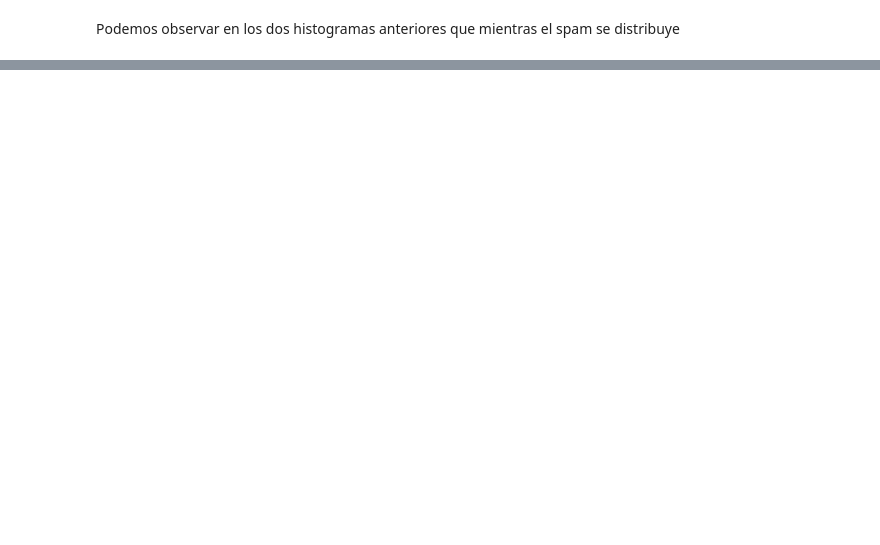
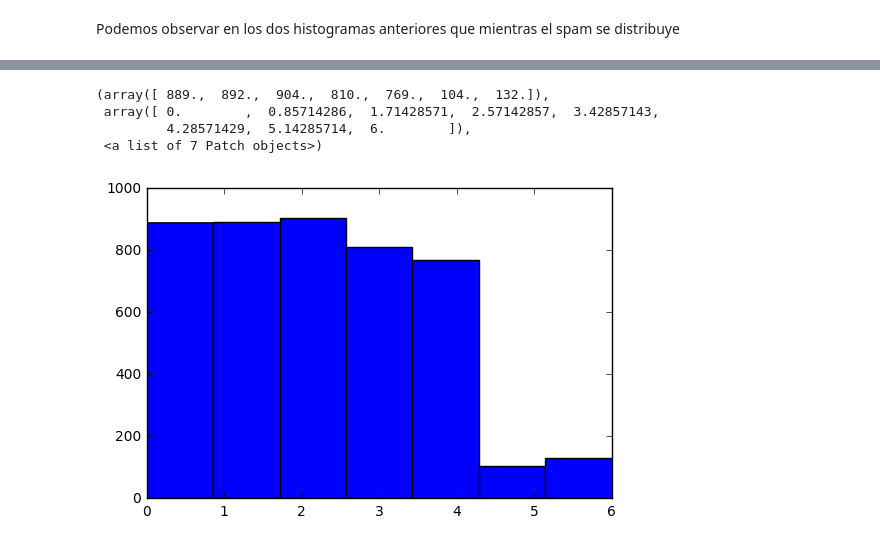
Before and after one commit to finiteautomata/tp-aa, a Jupyter notebook: notebooks/busqueda_atributos.ipynb, the cells around one changed output, grey strips where cells are left out. Cells and saved outputs as stored; diff of their text form; code cells hidden in the pictures; blank space fills up the shorter version.

```diff
--- a/notebooks/busqueda_atributos.ipynb
+++ b/notebooks/busqueda_atributos.ipynb
@@ -142,2 +142,15 @@ hist(spam.hour, range=[0, 23], bins=6)
 # %% [markdown]
 Podemos observar en los dos histogramas anteriores que mientras el spam se distribuye
+# %%
+import random
+
+df['day_of_month'] = df.date.apply(
+    lambda d: d.day if d else random.choice(range(29))
+)
+# %%
+ham = df[df['class'] == 'ham']
+spam = df[df['class'] == 'spam']
+
+
+
+hist(spam['weekday'], bins=7)
@@ -143,0 +163,8 @@ Podemos observar en los dos histogramas anteriores que mientras el spam se distr
+# %%
+hist(ham['weekday'], bins=7)
+# %% [output]
+(array([ 889.,  892.,  904.,  810.,  769.,  104.,  132.]),
+ array([ 0.        ,  0.85714286,  1.71428571,  2.57142857,  3.42857143,
+         4.28571429,  5.14285714,  6.        ]),
+ <a list of 7 Patch objects>)
+[figure, added]
```
Also changed, not shown: parts of 9 cells of this notebook, 1 other file.
